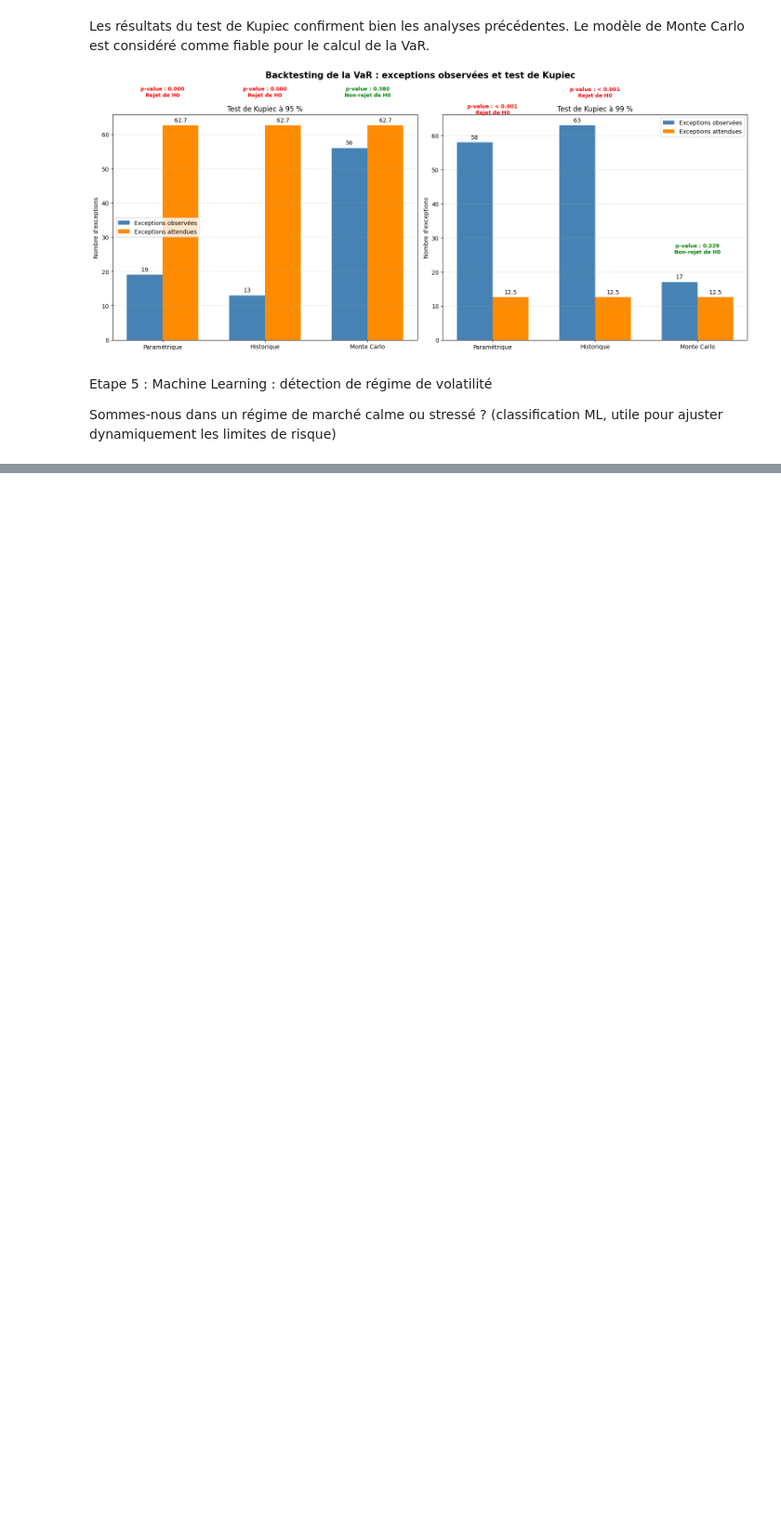
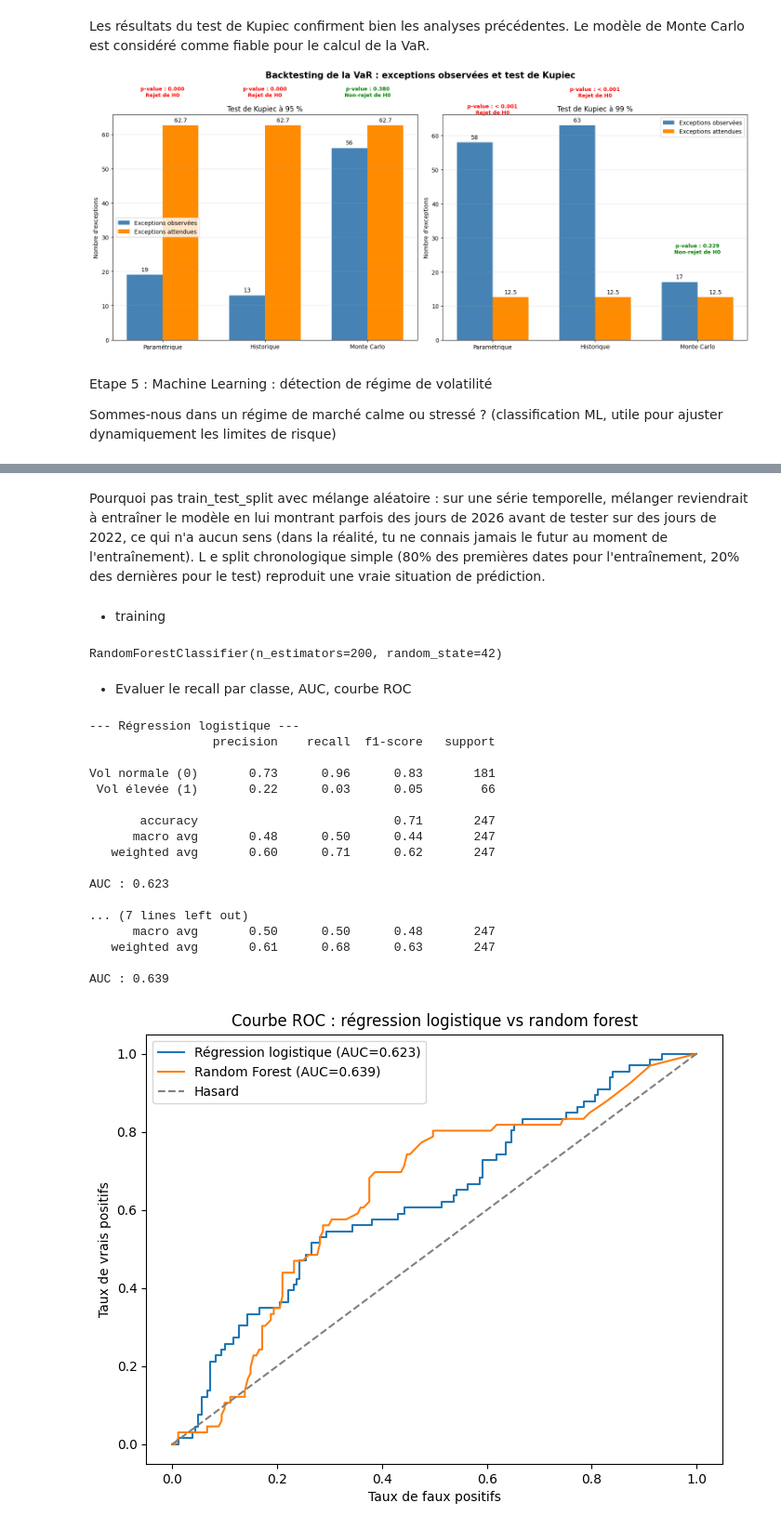
Before and after one commit to lorysagb/projet-var-desk-quant, a Jupyter notebook: pipeline.ipynb, the cells around one changed output, grey strips where cells are left out. Shown at 93% size. Drawn from its saved outputs; the diff is of its cells as text; code cells hidden in the pictures; blank space fills up the shorter version.

Commit message:
Ajout d'un composant ML pour détecter un régime volatilité

```diff
--- a/pipeline.ipynb
+++ b/pipeline.ipynb
@@ -408,0 +469,70 @@ ajuster	dynamiquement	les	limites	de	risque)
+# %% [markdown]
+Pourquoi pas train_test_split avec mélange aléatoire : sur une série temporelle, mélanger reviendrait à entraîner le modèle en lui montrant parfois des jours de 2026 avant de tester sur des jours de 2022, ce qui n'a aucun sens (dans la réalité, tu ne connais jamais le futur au moment de l'entraînement).
+L
+e split chronologique simple (80% des premières dates pour l'entraînement, 20% des dernières pour le test) reproduit une vraie situation de prédiction.
+# %% [markdown]
+ - training
+# %%
+from sklearn.linear_model import LogisticRegression
+from sklearn.ensemble import RandomForestClassifier
+from sklearn.preprocessing import StandardScaler
+
+# La régression logistique est sensible à l'échelle des features → on standardise
+scaler = StandardScaler()
+X_train_scaled = scaler.fit_transform(X_train)
+X_test_scaled = scaler.transform(X_test)
+
+log_reg = LogisticRegression()
+log_reg.fit(X_train_scaled, y_train)
+
+# Le random forest n'a pas besoin de standardisation (il est basé sur des seuils, pas des distances)
+rf = RandomForestClassifier(n_estimators=200, random_state=42)
+rf.fit(X_train, y_train)
+# %% [output]
+RandomForestClassifier(n_estimators=200, random_state=42)
+# %% [markdown]
+ - Evaluer le recall par classe, AUC, courbe ROC
+# %%
+from sklearn.metrics import classification_report, roc_auc_score, roc_curve
+import matplotlib.pyplot as plt
+
+for nom, modele, X_te in [("Régression logistique", log_reg, X_test_scaled), ("Random Forest", rf, X_test)]:
+    y_pred = modele.predict(X_te)
+    y_proba = modele.predict_proba(X_te)[:, 1]
+
+    print(f"--- {nom} ---")
+    print(classification_report(y_test, y_pred, target_names=["Vol normale (0)", "Vol élevée (1)"]))
+    print(f"AUC : {roc_auc_score(y_test, y_proba):.3f}\n")
+
+# Courbes ROC superposées
+plt.figure(figsize=(8, 6))
+for nom, modele, X_te in [("Régression logistique", log_reg, X_test_scaled), ("Random Forest", rf, X_test)]:
+    y_proba = modele.predict_proba(X_te)[:, 1]
+    fpr, tpr, _ = roc_curve(y_test, y_proba)
+    plt.plot(fpr, tpr, label=f"{nom} (AUC={roc_auc_score(y_test, y_proba):.3f})")
+
+plt.plot([0, 1], [0, 1], linestyle="--", color="gray", label="Hasard")
+plt.xlabel("Taux de faux positifs")
+plt.ylabel("Taux de vrais positifs")
+plt.title("Courbe ROC : régression logistique vs random forest")
+plt.legend()
+plt.show()
+# %% [output]
+--- Régression logistique ---
+                 precision    recall  f1-score   support
+
+Vol normale (0)       0.73      0.96      0.83       181
+ Vol élevée (1)       0.22      0.03      0.05        66
+
+       accuracy                           0.71       247
+      macro avg       0.48      0.50      0.44       247
+   weighted avg       0.60      0.71      0.62       247
+
+AUC : 0.623
+
+... (7 lines left out)
+      macro avg       0.50      0.50      0.48       247
+   weighted avg       0.61      0.68      0.63       247
+
+AUC : 0.639
+[figure, added]
```
Also changed, not shown: parts of 15 cells of this notebook, 1 other file.
